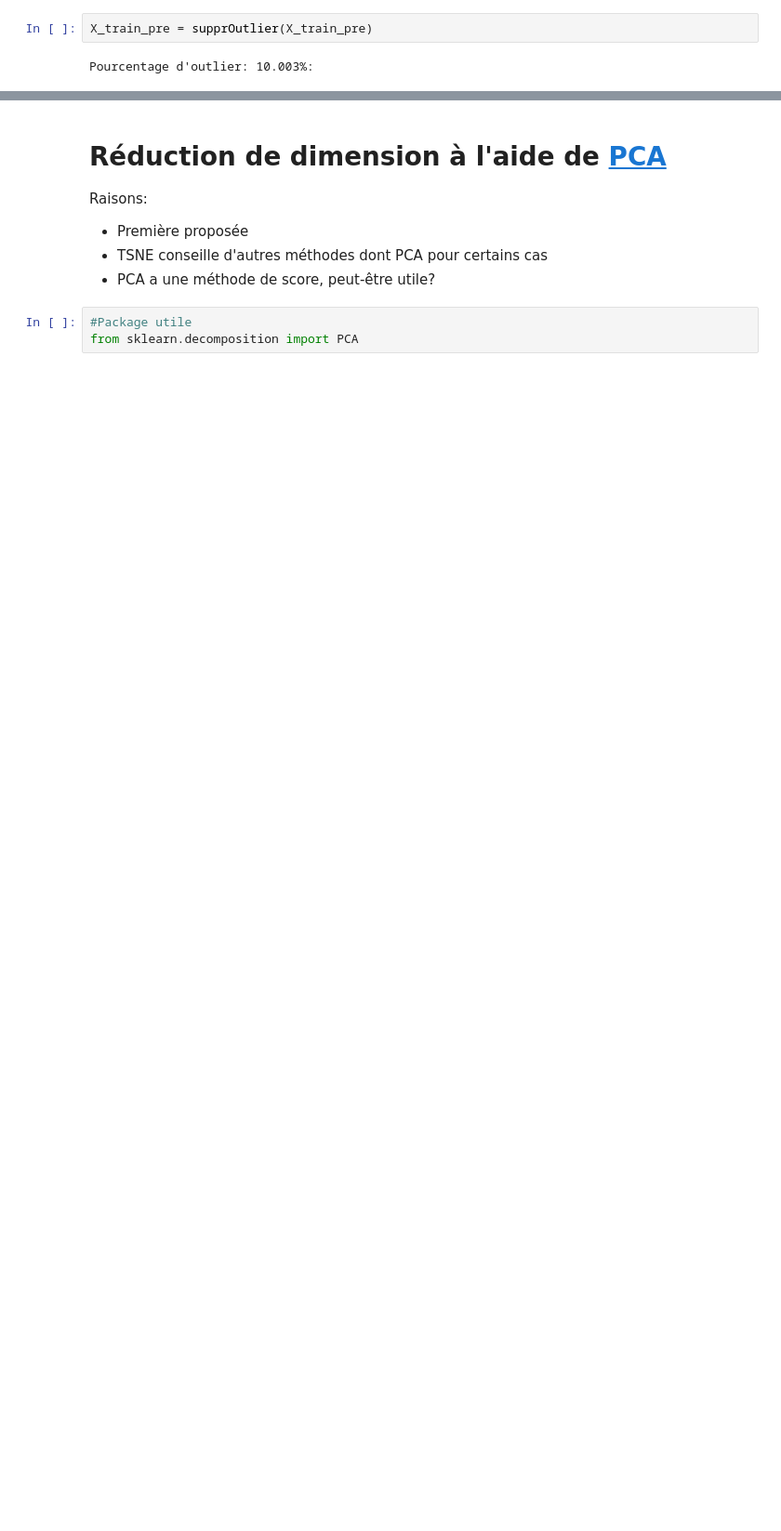
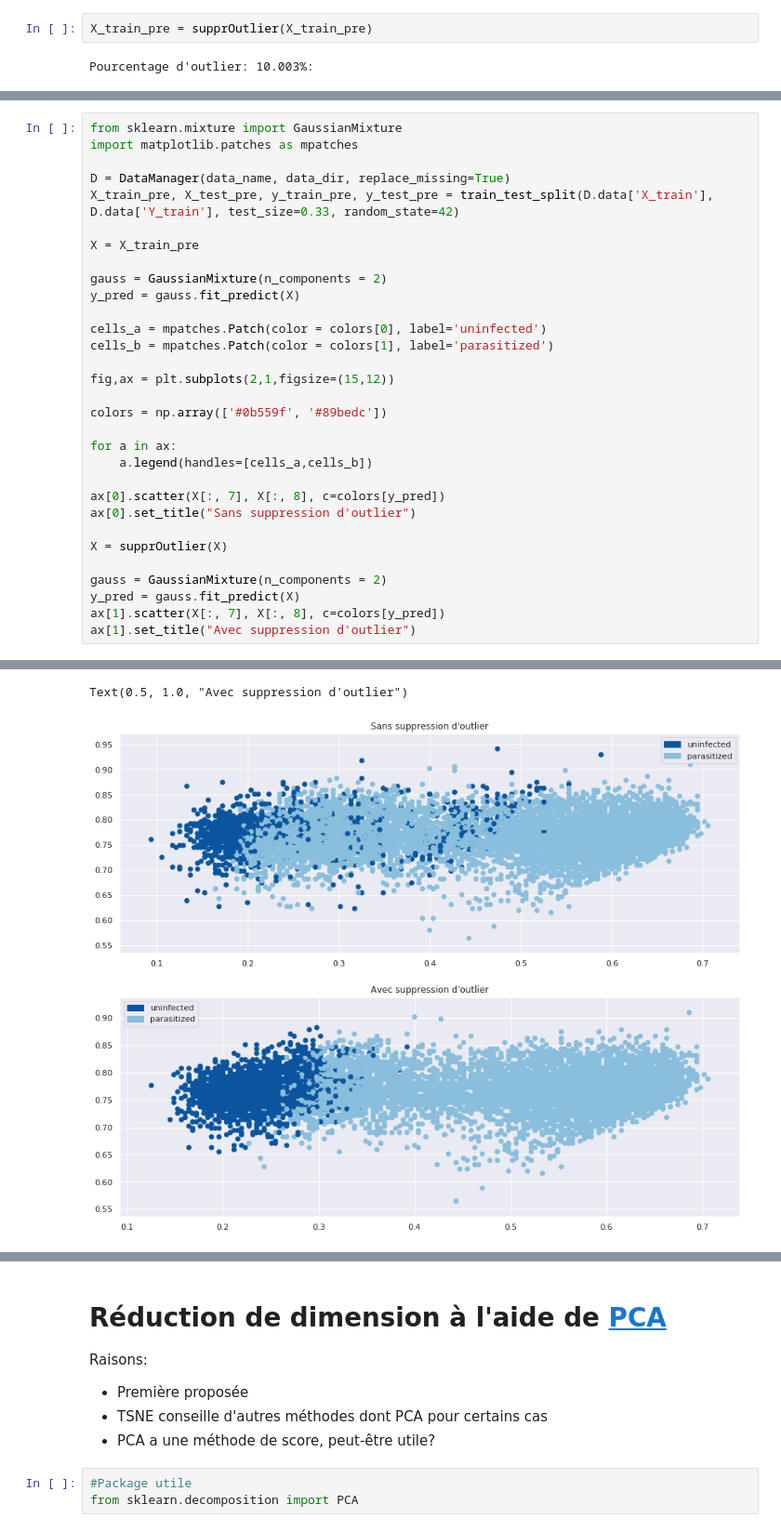
Before and after one commit to PhamAlexT/MOSQUITO, a Jupyter notebook: starting_kit/README_preprocessing.ipynb, the cells around one changed output, grey strips where cells are left out. Shown at 93% size. Cells and saved outputs as stored; diff of their text form; blank space fills up the shorter version.

Commit message:
Ajout de graph + TSNE

```diff
--- a/starting_kit/README_preprocessing.ipynb
+++ b/starting_kit/README_preprocessing.ipynb
@@ -640,0 +666,32 @@ Pourcentage d'outlier: 10.003%:
+# %%
+from sklearn.mixture import GaussianMixture
+import matplotlib.patches as mpatches
+
+D = DataManager(data_name, data_dir, replace_missing=True)
+X_train_pre, X_test_pre, y_train_pre, y_test_pre = train_test_split(D.data['X_train'], D.data['Y_train'], test_size=0.33, random_state=42)
+
+X = X_train_pre
+
+gauss = GaussianMixture(n_components = 2)
+y_pred = gauss.fit_predict(X)
+
+cells_a = mpatches.Patch(color = colors[0], label='uninfected')
+cells_b = mpatches.Patch(color = colors[1], label='parasitized')
+
+fig,ax = plt.subplots(2,1,figsize=(15,12))
+
+colors = np.array(['#0b559f', '#89bedc'])
+
+for a in ax:
+    a.legend(handles=[cells_a,cells_b])
+
+ax[0].scatter(X[:, 7], X[:, 8], c=colors[y_pred])
+ax[0].set_title("Sans suppression d'outlier")
+
+X = supprOutlier(X)
+
+gauss = GaussianMixture(n_components = 2)
+y_pred = gauss.fit_predict(X)
+ax[1].scatter(X[:, 7], X[:, 8], c=colors[y_pred])
+ax[1].set_title("Avec suppression d'outlier")
+# %% [output]
@@ -640,0 +700,2 @@ Pourcentage d'outlier: 10.003%:
+Text(0.5, 1.0, "Avec suppression d'outlier")
+[figure, added]
```
Also changed, not shown: parts of 36 cells of this notebook.
